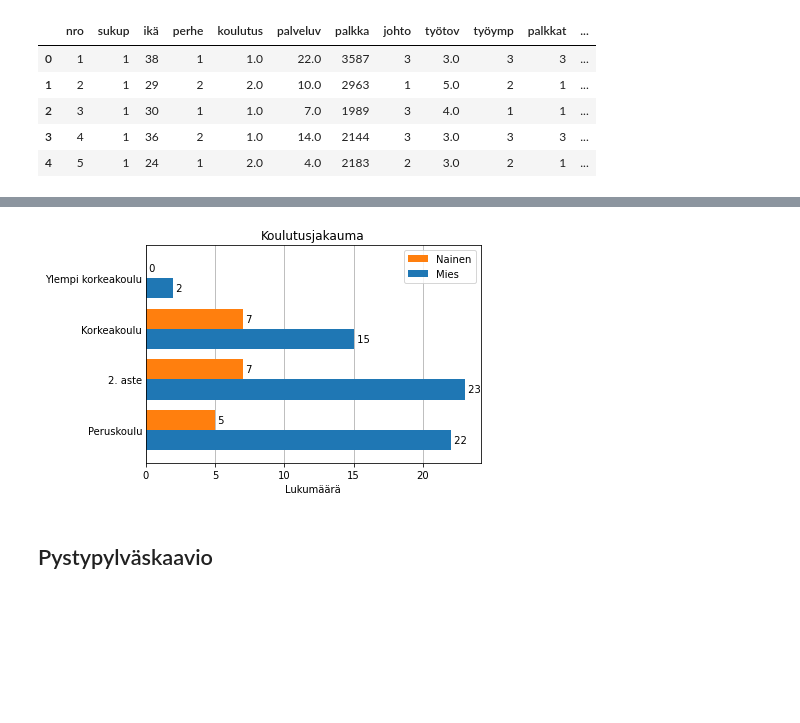
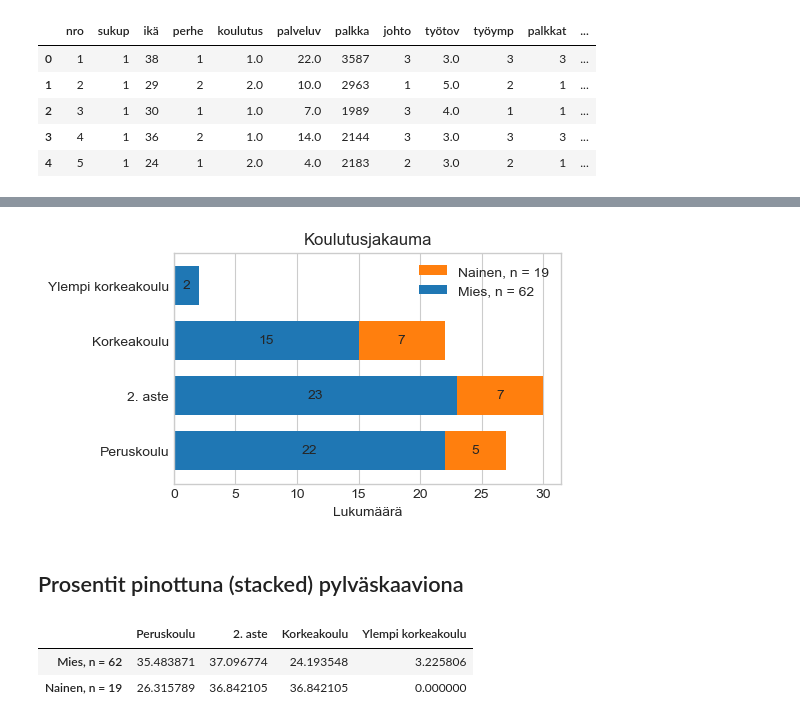
Before and after one commit to taanila/kaaviot, a Jupyter notebook: matplotlib2.ipynb, the cells around one changed output, grey strips where cells are left out. Saved outputs shown, nothing was run; the diff lists cells and outputs as text; code cells hidden in the pictures; blank space fills up the shorter version.

```diff
--- a/matplotlib2.ipynb
+++ b/matplotlib2.ipynb
@@ -11,6 +11,7 @@ Tämä on jatkoa sarjan ensimmäiselle osalle https://nbviewer.jupyter.org/githu
 # %%
 import pandas as pd
 import matplotlib.pyplot as plt
+plt.style.use('seaborn-whitegrid')
 # %%
 df = pd.read_excel('https://taanila.fi/data1.xlsx')
 df.head()
@@ -28,7 +25,15 @@ koulutus = ['Peruskoulu', '2. aste', 'Korkeakoulu', 'Ylempi korkeakoulu']
 # %%
 # Lasken eri koulutuksen suorittaneiden lukumäärät sukupuolen mukaan
 df1 = pd.crosstab(df['koulutus'], df['sukup'])
+
+koulutus = ['Peruskoulu', '2. aste', 'Korkeakoulu', 'Ylempi korkeakoulu']
 df1.index = koulutus
+
+# Kikkailen n-arvot otsikoihin
+miehet = 'Mies, n = ' + str(df1[1].sum())
+naiset = 'Nainen, n = ' + str(df1[2].sum())
+sukup = [miehet, naiset]
 df1.columns = sukup
+
 df1
 # %% [output]
@@ -58,12 +63,11 @@ Parametri <b>legend = 'reverse'</b> kääntää selitteen järjestyksen. Käänn
 # %%
-df1.plot.barh(width = 0.8, legend = 'reverse', zorder = 2)
+ax = df1.plot.barh(figsize=(5, 3), legend='reverse', width=0.7)
 
 plt.title('Koulutusjakauma')
 plt.xlabel('Lukumäärä')
 
-plt.grid(axis = 'x')
-plt.tick_params(axis = 'y', length = 0)
+plt.grid(axis='y')
 
-for bar in plt.gca().patches:
-    print(bar.get_width())
+for container in ax.containers:
+    ax.bar_label(container, padding=2)
 # %% [output]
@@ -79,18 +96,28 @@ for bar in plt.gca().patches:
 # %%
-df1.plot.barh(width = 0.8, legend = 'reverse', zorder = 2)
+ax = df1.plot.barh(figsize=(5, 3), legend='reverse', stacked=True, width=0.7)
 
 plt.title('Koulutusjakauma')
 plt.xlabel('Lukumäärä')
 
-plt.grid(axis = 'x')
-plt.tick_params(axis = 'y', length = 0)
+plt.grid(axis='y')
 
-for bar in plt.gca().patches:
-    x = bar.get_width()
-    y = bar.get_y() + bar.get_height() / 2
-    label = '{:.0f}'.format(x)
-    plt.text(x = x, y = y, s = ' ' + label, va = 'center')
+for bar in ax.patches:
+    left, bottom, width, height = bar.get_bbox().bounds
+    if width>0:
+        label = '{:.0f}'.format(width)
+        plt.text(x=left+width/2, y=bottom+height/2, s=label, ha='center', va='center')
 # %% [output]
-[figure, old version]
+[figure, new version]
-# %% [markdown]
-<h2>Pystypylväskaavio</h2>
+# %% [markdown]
+## Prosentit pinottuna (stacked) pylväskaaviona
+# %%
+# Lasken prosenttitaulukon
+df2 = pd.crosstab(df['sukup'], df['koulutus'], normalize='index')*100
+
+df2.index = sukup
+df2.columns = koulutus
+df2
+# %% [output]
+|  | Peruskoulu | 2. aste | Korkeakoulu | Ylempi korkeakoulu |
+| Mies, n = 62 | 35.483871 | 37.096774 | 24.193548 | 3.225806 |
+| Nainen, n = 19 | 26.315789 | 36.842105 | 36.842105 | 0.000000 |
```
Also changed, not shown: parts of 19 cells of this notebook.
